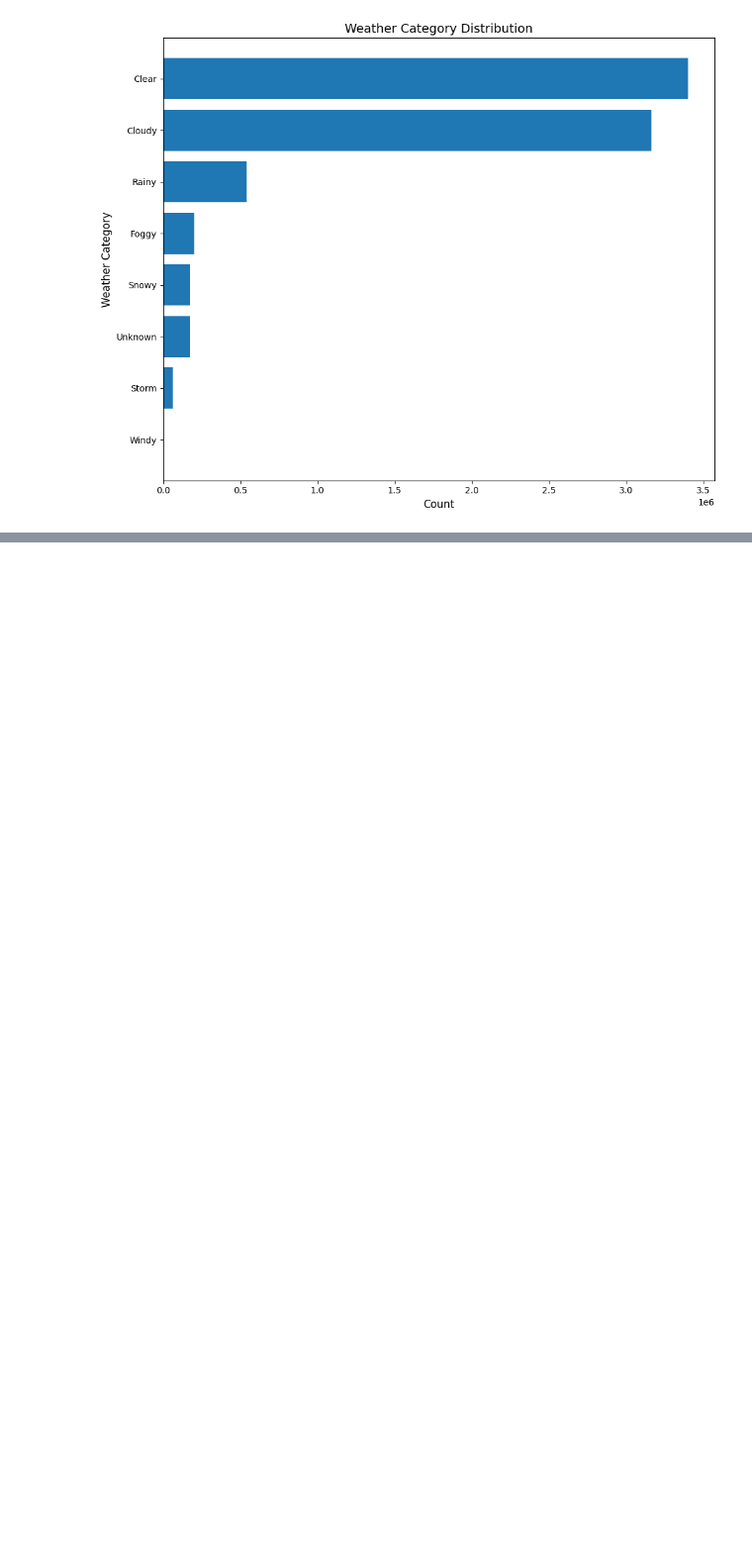
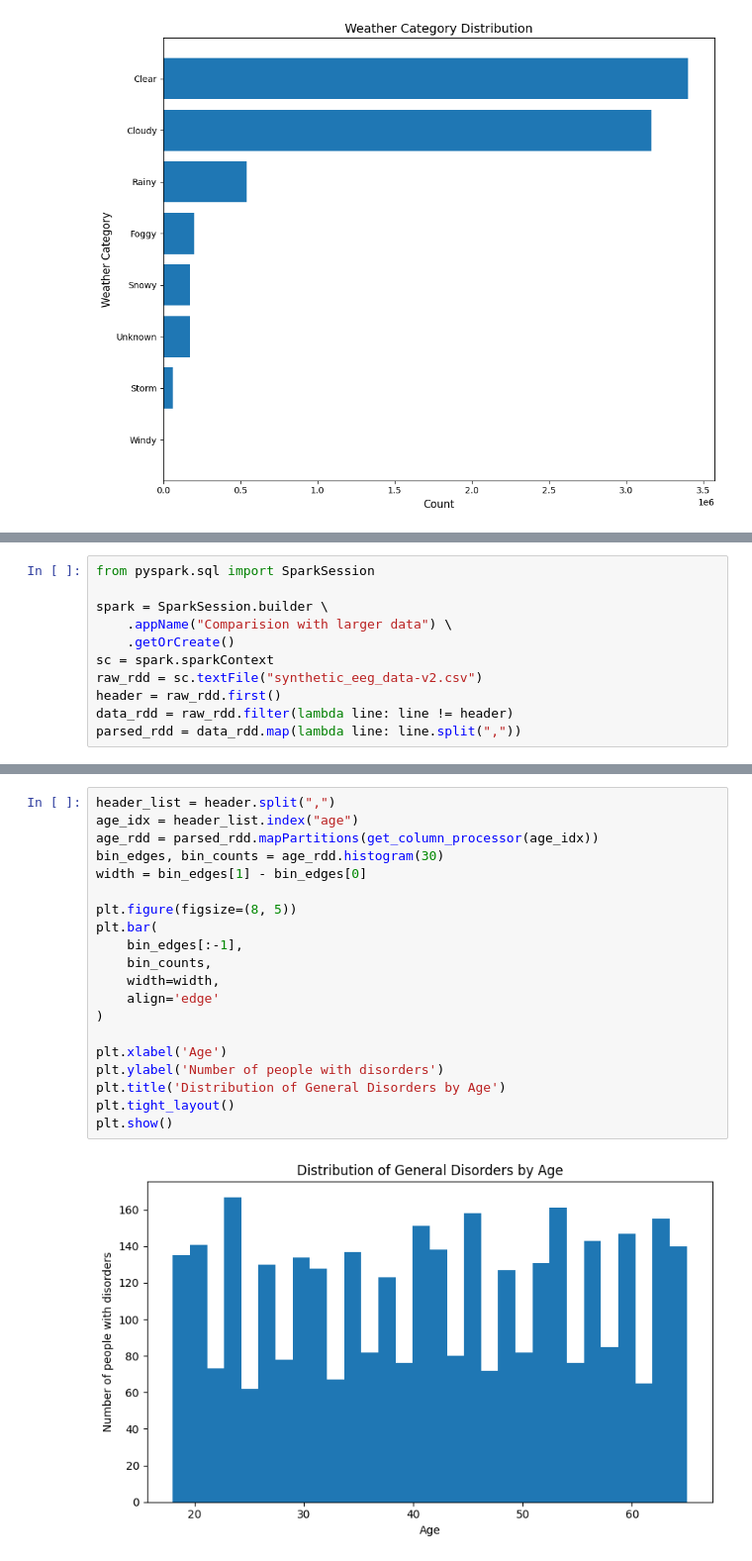
Before and after one commit to liw3n/us_accidents_analysis, a Jupyter notebook: weather_analysis_pyspark.ipynb, the cells around one changed output, grey strips where cells are left out. Shown at 99% size. Cells and saved outputs as stored; diff of their text form; blank space fills up the shorter version.

```diff
--- a/weather_analysis_pyspark.ipynb
+++ b/weather_analysis_pyspark.ipynb
@@ -313,0 +331,11 @@ for ax, var in zip(axes.flatten(), weather_cols):
+# %%
+from pyspark.sql import SparkSession
+
+spark = SparkSession.builder \
+    .appName("Comparision with larger data") \
+    .getOrCreate()
+sc = spark.sparkContext
+raw_rdd = sc.textFile("synthetic_eeg_data-v2.csv")
+header = raw_rdd.first()
+data_rdd = raw_rdd.filter(lambda line: line != header)
+parsed_rdd = data_rdd.map(lambda line: line.split(","))
@@ -313,0 +351,22 @@ for ax, var in zip(axes.flatten(), weather_cols):
+# %%
+header_list = header.split(",")
+age_idx = header_list.index("age")
+age_rdd = parsed_rdd.mapPartitions(get_column_processor(age_idx))
+bin_edges, bin_counts = age_rdd.histogram(30)
+width = bin_edges[1] - bin_edges[0]
+
+plt.figure(figsize=(8, 5))
+plt.bar(
+    bin_edges[:-1],
+    bin_counts,
+    width=width,
+    align='edge'
+)
+
+plt.xlabel('Age')
+plt.ylabel('Number of people with disorders')
+plt.title('Distribution of General Disorders by Age')
+plt.tight_layout()
+plt.show()
+# %% [output]
+[figure, added]
```
Also changed, not shown: parts of 2 cells of this notebook, 4 other files.
